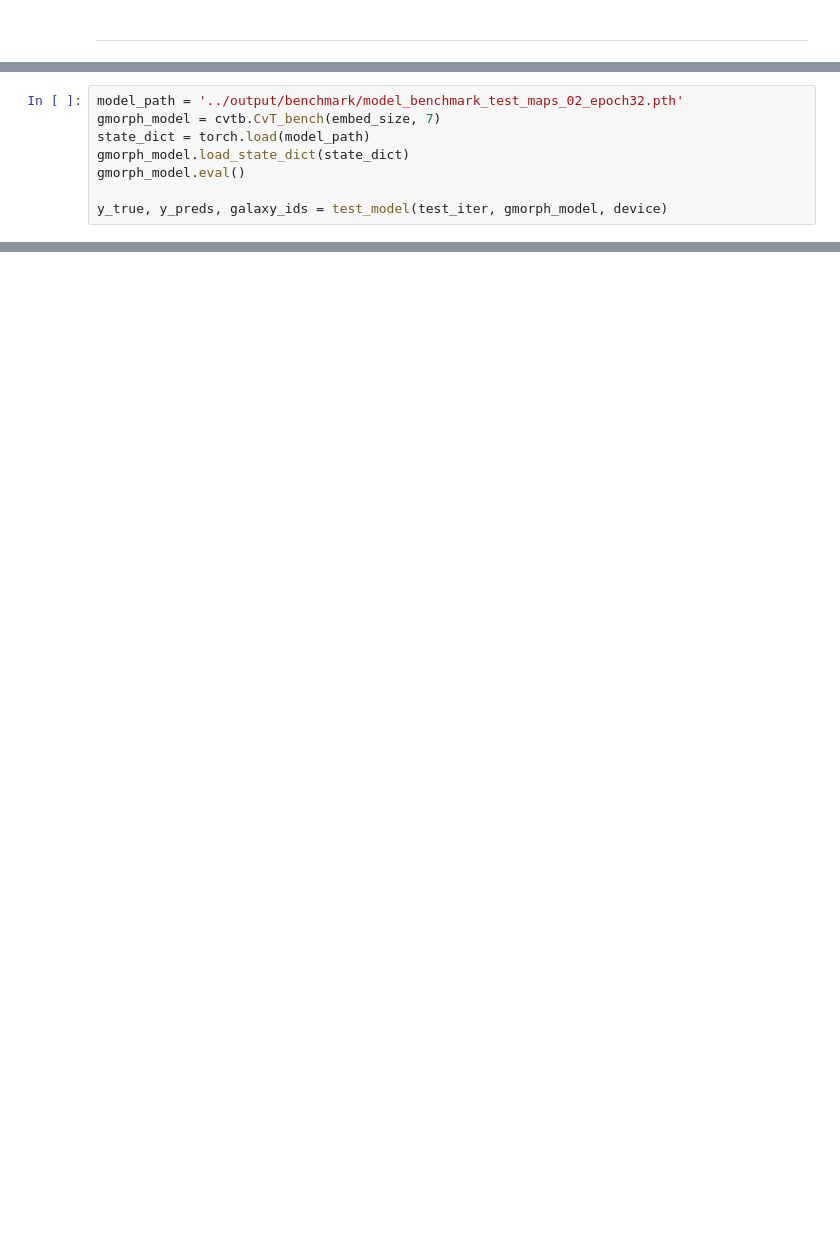
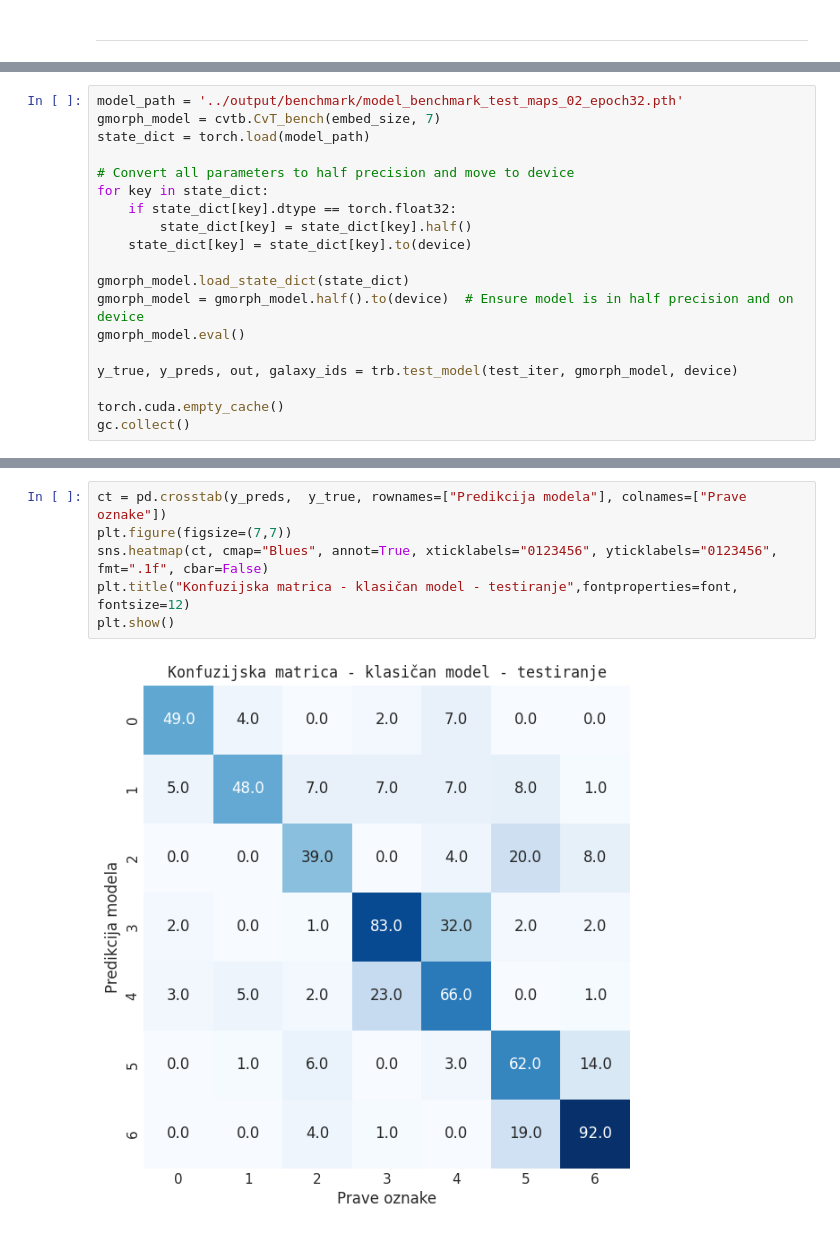
Before and after one commit to emadonev/morfologija_galaksija, a Jupyter notebook: galaxy_morph/nbs/results_graphs.ipynb, the cells around one changed output, grey strips where cells are left out. Drawn from its saved outputs; the diff is of its cells as text; blank space fills up the shorter version.

Commit message:
test bench complete

```diff
--- a/galaxy_morph/nbs/results_graphs.ipynb
+++ b/galaxy_morph/nbs/results_graphs.ipynb
@@ -383,7 +398,18 @@ Counter({1: 63971, 0: 57249, 4: 44374, 3: 12825, 5: 12442, 2: 7602, 6: 5025})
 model_path = '../output/benchmark/model_benchmark_test_maps_02_epoch32.pth'
 gmorph_model = cvtb.CvT_bench(embed_size, 7)
 state_dict = torch.load(model_path)
+
+# Convert all parameters to half precision and move to device
+for key in state_dict:
+    if state_dict[key].dtype == torch.float32:
+        state_dict[key] = state_dict[key].half()
+    state_dict[key] = state_dict[key].to(device)
+
 gmorph_model.load_state_dict(state_dict)
+gmorph_model = gmorph_model.half().to(device)  # Ensure model is in half precision and on device
 gmorph_model.eval()
 
-y_true, y_preds, galaxy_ids = test_model(test_iter, gmorph_model, device)
+y_true, y_preds, out, galaxy_ids = trb.test_model(test_iter, gmorph_model, device)
+
+torch.cuda.empty_cache()
+gc.collect()
@@ -392,0 +416,8 @@ RuntimeError: Input type (c10::Half) and bias type (float) should be the same
+# %%
+ct = pd.crosstab(y_preds,  y_true, rownames=["Predikcija modela"], colnames=["Prave oznake"])
+plt.figure(figsize=(7,7))
+sns.heatmap(ct, cmap="Blues", annot=True, xticklabels="0123456", yticklabels="0123456", fmt=".1f", cbar=False)
+plt.title("Konfuzijska matrica - klasičan model - testiranje",fontproperties=font, fontsize=12)
+plt.show()
+# %% [output]
+[figure, added]
```
Also changed, not shown: parts of 12 cells of this notebook, 2 other files.
